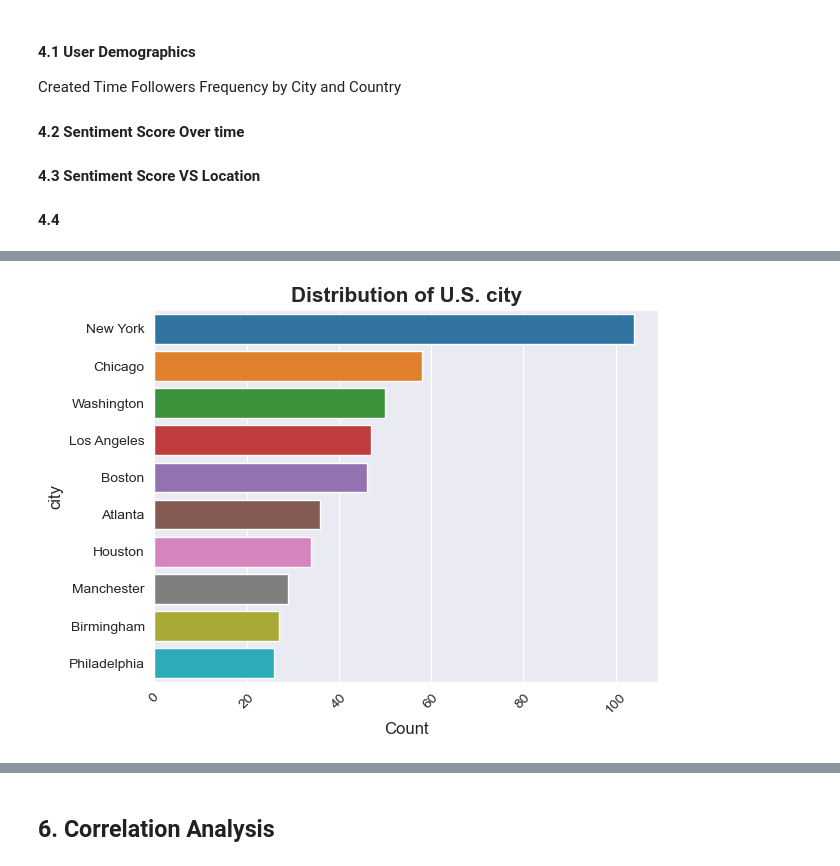
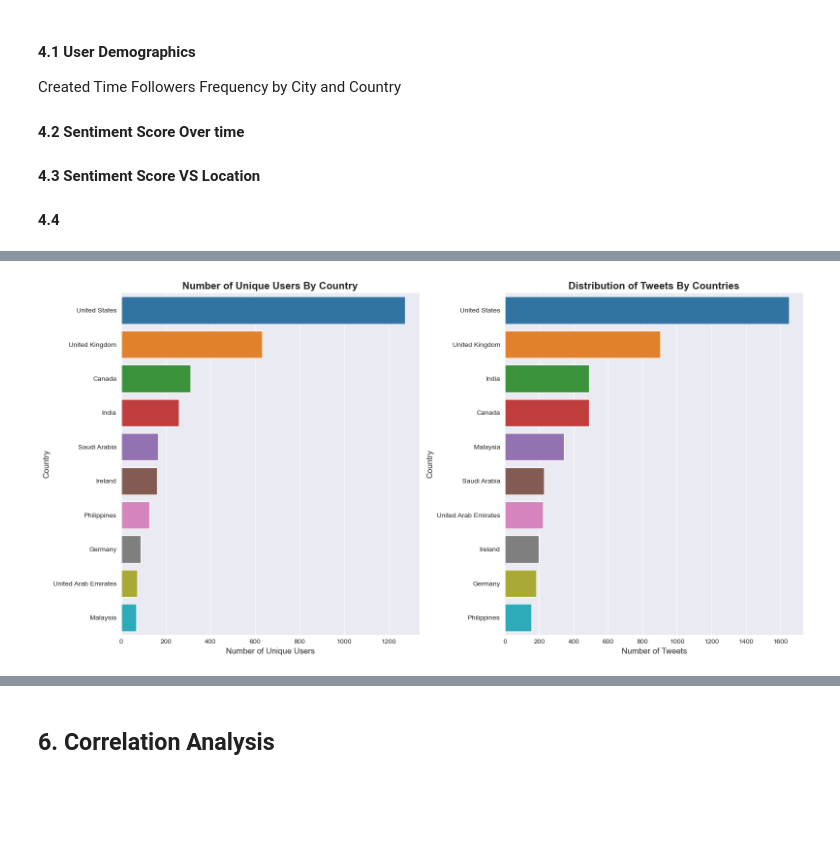
Before and after one commit to jymorris/Mileston1, a Jupyter notebook: Twitter_Project.ipynb, the cells around one changed output, grey strips where cells are left out. Cells and saved outputs as stored; diff of their text form; code cells hidden in the pictures; blank space fills up the shorter version.

```diff
--- a/Twitter_Project.ipynb
+++ b/Twitter_Project.ipynb
@@ -463,11 +432,27 @@ plt.show()
-# %%
-top_10_cities =  merged_df[merged_df.country=='United States']['city'].value_counts(sort=False).nlargest(10)
-sns.countplot(y=merged_df[merged_df.country=='United States']['city'], order=top_10_cities.index, orient='h')
-plt.xlabel('Count', fontsize=12)
-plt.ylabel('city', fontsize=12)
-plt.title('Distribution of U.S. city', fontsize=15, fontweight='bold')
-plt.xticks(rotation=45)
-plt.tight_layout()
-plt.show()
-# %% [output]
-[figure, removed]
+# %%
+import matplotlib.pyplot as plt
+import seaborn as sns
+
+# Create a new figure with two subplots
+fig, axs = plt.subplots(1, 2, figsize=(16, 8))
+
+# Plot the first countplot in the first subplot
+user_country = df[['user_name', 'country']].value_counts().reset_index()
+top_10_countries =  user_country['country'].value_counts(sort=False).nlargest(10)
+sns.countplot(y=user_country['country'], order=top_10_countries.index, orient='h', ax=axs[0])
+axs[0].set_xlabel('Number of Unique Users', fontsize=12)
+axs[0].set_ylabel('Country', fontsize=12)
+axs[0].set_title("Number of Unique Users By Country", fontsize=15, fontweight='bold')
+
+# Plot the second countplot in the second subplot
+top_10_countries =  df['country'].value_counts(sort=False).nlargest(10)
+sns.countplot(y=df['country'], order=top_10_countries.index, orient='h', ax=axs[1])
+sns.despine() # Remove top and right spines
+axs[1].set_xlabel('Number of Tweets', fontsize=12)
+axs[1].set_ylabel('Country', fontsize=12)
+axs[1].set_title('Distribution of Tweets By Countries', fontsize=15, fontweight='bold')
+
+plt.tight_layout()
+plt.show()
+# %% [output]
+[figure, added]
```
Also changed, not shown: parts of 44 cells of this notebook.
